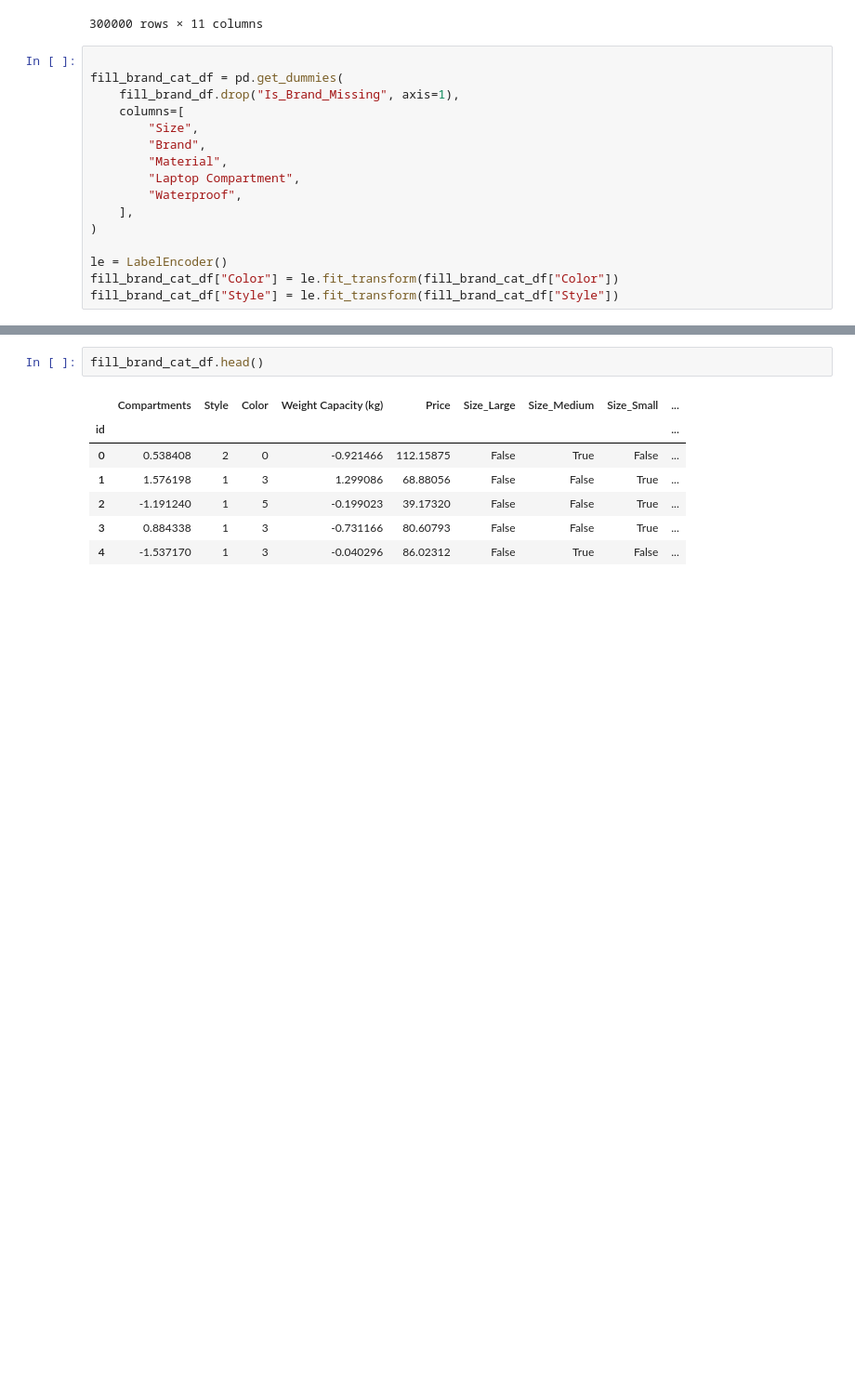
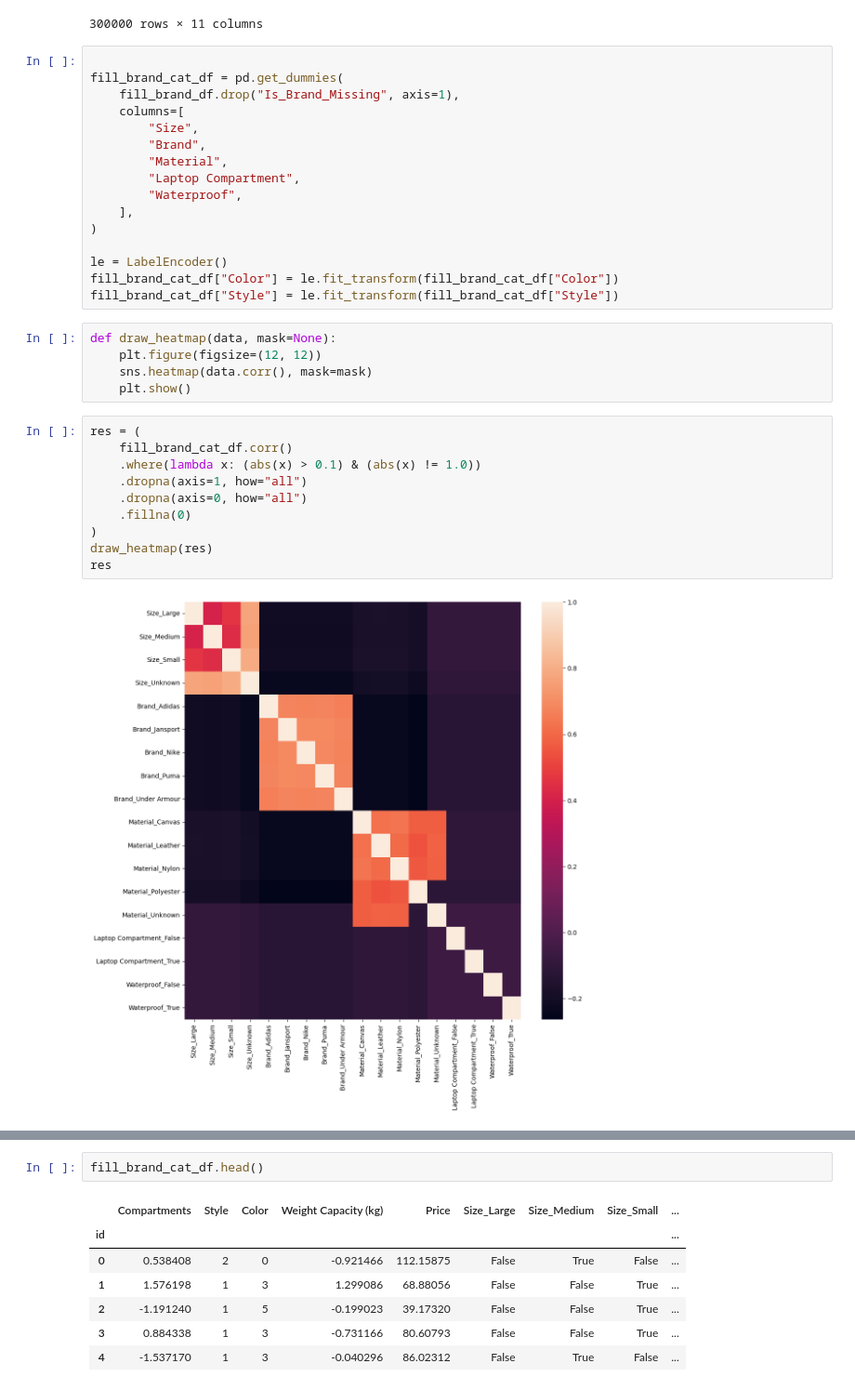
Before and after one commit to Jrol123/Big_data, a Jupyter notebook: S6/D2/L3/L3.ipynb, the cells around one changed output, grey strips where cells are left out. Shown at 93% size. Drawn from its saved outputs; the diff is of its cells as text; blank space fills up the shorter version.

Commit message:
L3 fixed
Added corr matrix

```diff
--- a/S6/D2/L3/L3.ipynb
+++ b/S6/D2/L3/L3.ipynb
@@ -397,3 +372,20 @@ fill_brand_cat_df = pd.get_dummies(
 le = LabelEncoder()
 fill_brand_cat_df["Color"] = le.fit_transform(fill_brand_cat_df["Color"])
 fill_brand_cat_df["Style"] = le.fit_transform(fill_brand_cat_df["Style"])
+# %%
+def draw_heatmap(data, mask=None):
+    plt.figure(figsize=(12, 12))
+    sns.heatmap(data.corr(), mask=mask)
+    plt.show()
+# %%
+res = (
+    fill_brand_cat_df.corr()
+    .where(lambda x: (abs(x) > 0.1) & (abs(x) != 1.0))
+    .dropna(axis=1, how="all")
+    .dropna(axis=0, how="all")
+    .fillna(0)
+)
+draw_heatmap(res)
+res
+# %% [output]
+[figure, added]
```
Also changed, not shown: parts of 14 cells of this notebook, 3 other files.
